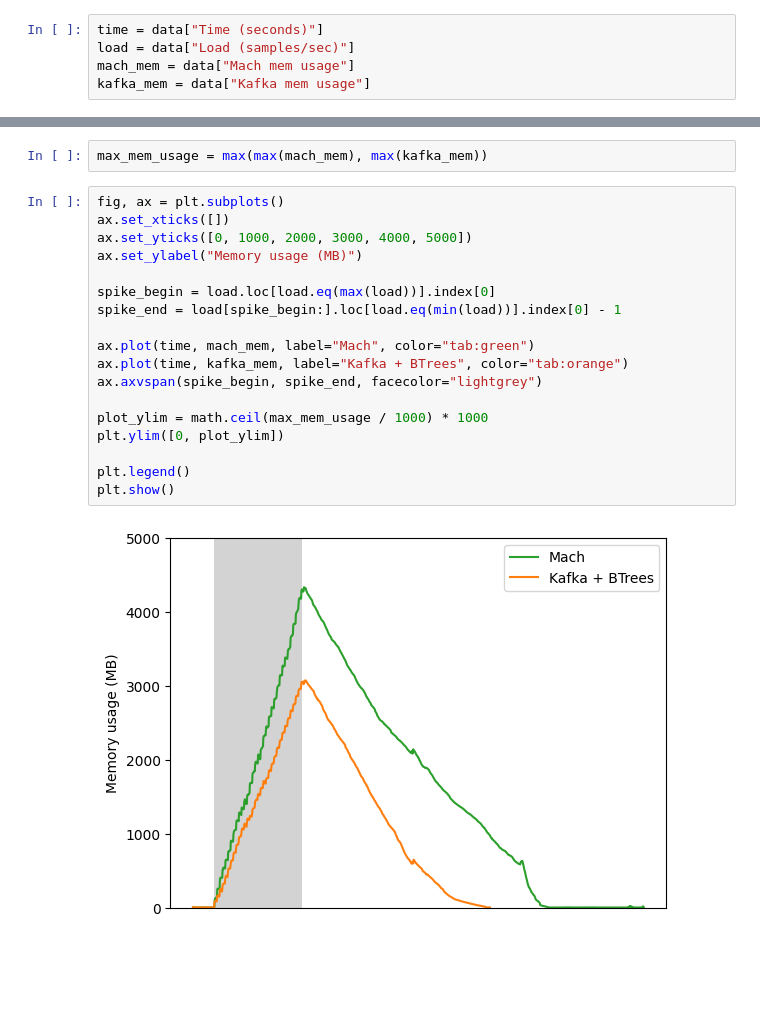
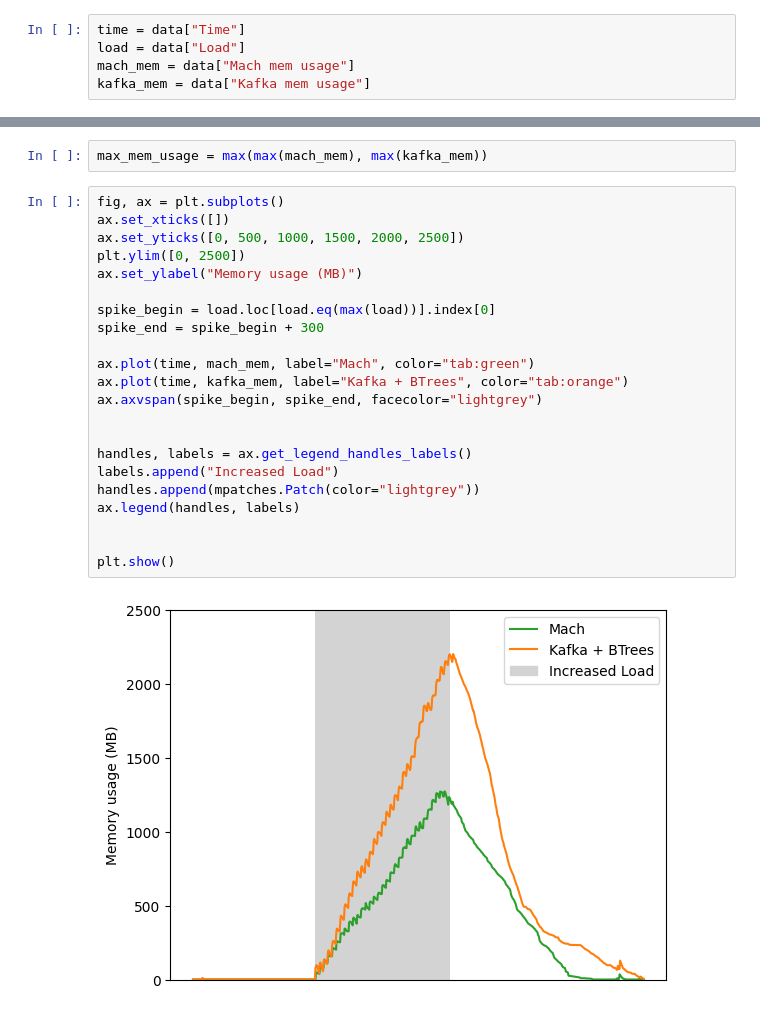
Before and after one commit to mach-telemetry/mach, a Jupyter notebook: bin/src/evaluation_output/plots/Saturated Kafka Memory Usage.ipynb, the cells around one changed output, grey strips where cells are left out. Saved outputs shown, nothing was run; the diff lists cells and outputs as text; blank space fills up the shorter version.

Commit message:
update saturated kafka mem usage plots with latest data

```diff
--- a/bin/src/evaluation_output/plots/Saturated Kafka Memory Usage.ipynb
+++ b/bin/src/evaluation_output/plots/Saturated Kafka Memory Usage.ipynb
@@ -7,8 +7,8 @@ import matplotlib.patches as mpatches
 colors = plt.rcParams['axes.prop_cycle'].by_key()['color']
 data = pd.read_csv("mem_usage.csv")
 # %%
-time = data["Time (seconds)"]
-load = data["Load (samples/sec)"]
+time = data["Time"]
+load = data["Load"]
 mach_mem = data["Mach mem usage"]
 kafka_mem = data["Kafka mem usage"]
 # %%
@@ -41,20 +41,24 @@ max_mem_usage = max(max(mach_mem), max(kafka_mem))
 # %%
 fig, ax = plt.subplots()
 ax.set_xticks([])
-ax.set_yticks([0, 1000, 2000, 3000, 4000, 5000])
+ax.set_yticks([0, 500, 1000, 1500, 2000, 2500])
+plt.ylim([0, 2500])
 ax.set_ylabel("Memory usage (MB)")
 
 spike_begin = load.loc[load.eq(max(load))].index[0]
-spike_end = load[spike_begin:].loc[load.eq(min(load))].index[0] - 1
+spike_end = spike_begin + 300
 
 ax.plot(time, mach_mem, label="Mach", color="tab:green")
 ax.plot(time, kafka_mem, label="Kafka + BTrees", color="tab:orange")
 ax.axvspan(spike_begin, spike_end, facecolor="lightgrey")
 
-plot_ylim = math.ceil(max_mem_usage / 1000) * 1000
-plt.ylim([0, plot_ylim])
 
-plt.legend()
+handles, labels = ax.get_legend_handles_labels()
+labels.append("Increased Load")
+handles.append(mpatches.Patch(color="lightgrey"))
+ax.legend(handles, labels)
+
+
 plt.show()
 # %% [output]
-[figure, old version]
+[figure, new version]
```
Also changed, not shown: parts of 1 cell of this notebook, 1 other file.
